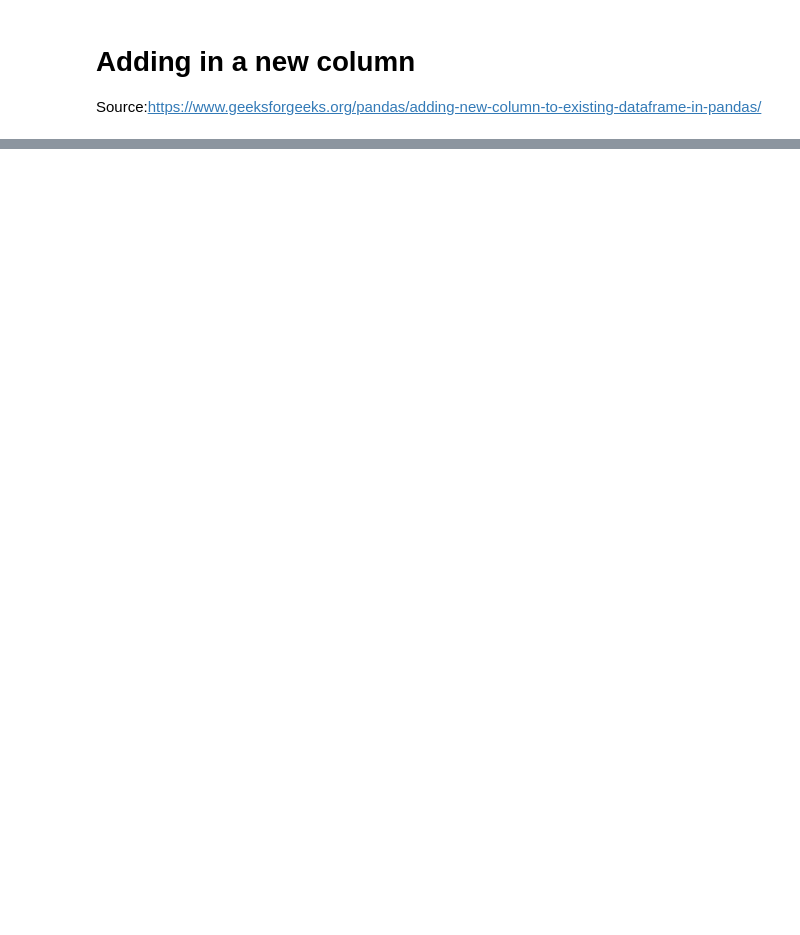
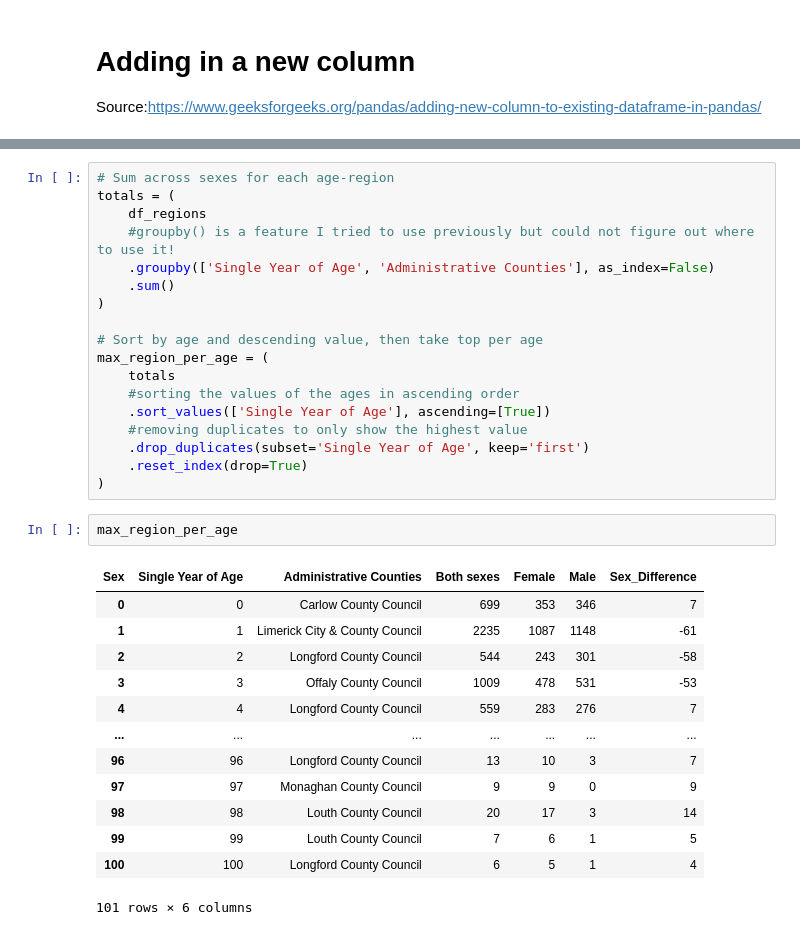
Before and after one commit to FaolanH/programming-for-data-analytics, a Jupyter notebook: pfda-assignments/assignment05_population.ipynb, the cells around one changed output, grey strips where cells are left out. Cells and saved outputs as stored; diff of their text form; blank space fills up the shorter version.

```diff
--- a/pfda-assignments/assignment05_population.ipynb
+++ b/pfda-assignments/assignment05_population.ipynb
@@ -421,0 +421,34 @@ df_regions.head(2)
+# %%
+# Sum across sexes for each age-region
+totals = (
+    df_regions
+    #groupby() is a feature I tried to use previously but could not figure out where to use it!
+    .groupby(['Single Year of Age', 'Administrative Counties'], as_index=False)
+    .sum()
+)
+
+# Sort by age and descending value, then take top per age
+max_region_per_age = (
+    totals
+    #sorting the values of the ages in ascending order
+    .sort_values(['Single Year of Age'], ascending=[True])
+    #removing duplicates to only show the highest value
+    .drop_duplicates(subset='Single Year of Age', keep='first')
+    .reset_index(drop=True)
+)
+# %%
+max_region_per_age
+# %% [output]
+| Sex | Single Year of Age | Administrative Counties | Both sexes | Female | Male | Sex_Difference |
+| 0 | 0 | Carlow County Council | 699 | 353 | 346 | 7 |
+| 1 | 1 | Limerick City & County Council | 2235 | 1087 | 1148 | -61 |
+| 2 | 2 | Longford County Council | 544 | 243 | 301 | -58 |
+| 3 | 3 | Offaly County Council | 1009 | 478 | 531 | -53 |
+| 4 | 4 | Longford County Council | 559 | 283 | 276 | 7 |
+| ... | ... | ... | ... | ... | ... | ... |
+| 96 | 96 | Longford County Council | 13 | 10 | 3 | 7 |
+| 97 | 97 | Monaghan County Council | 9 | 9 | 0 | 9 |
+| 98 | 98 | Louth County Council | 20 | 17 | 3 | 14 |
+| 99 | 99 | Louth County Council | 7 | 6 | 1 | 5 |
+| 100 | 100 | Longford County Council | 6 | 5 | 1 | 4 |
+101 rows × 6 columns
```
Also changed, not shown: parts of 5 cells of this notebook.
